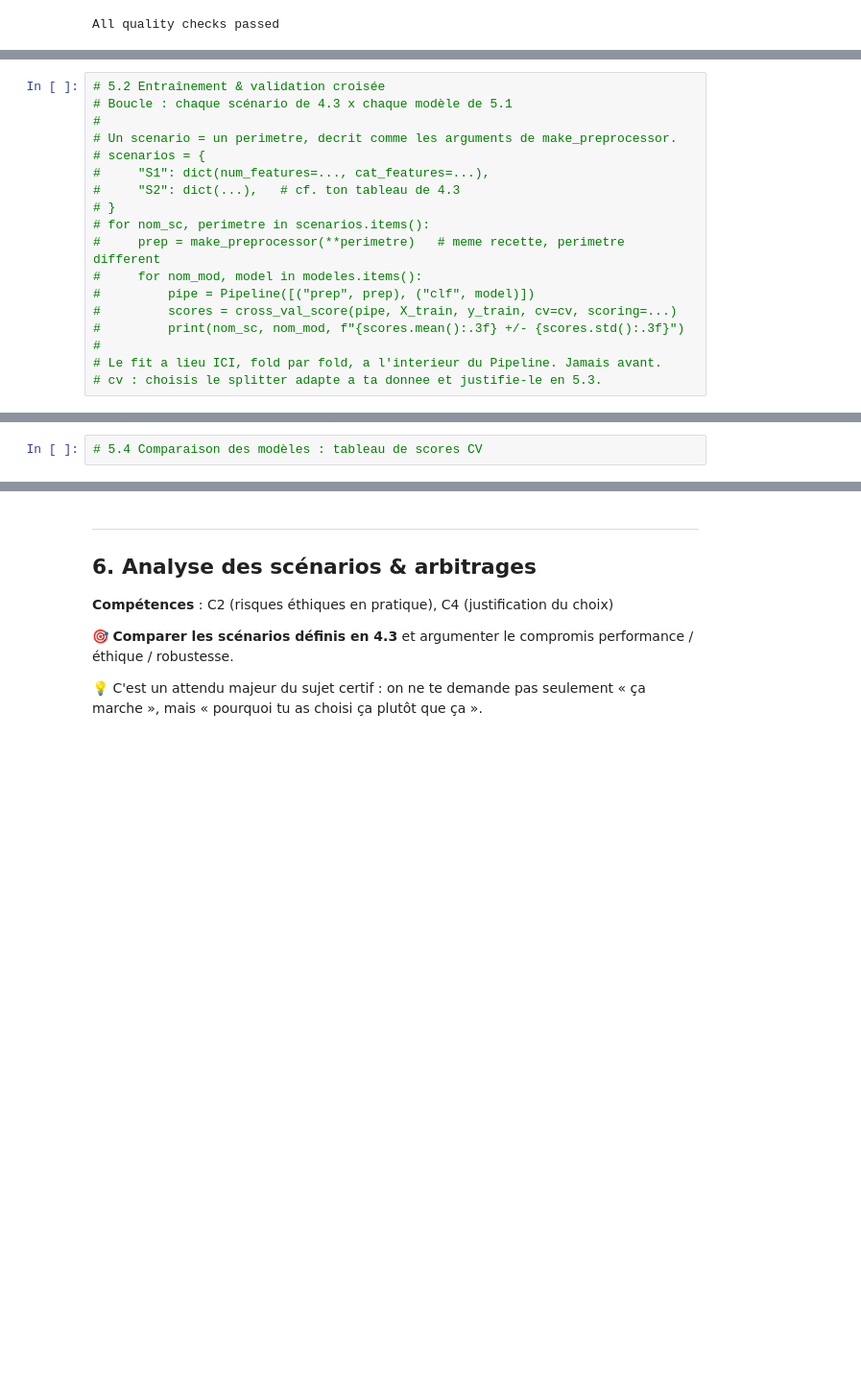
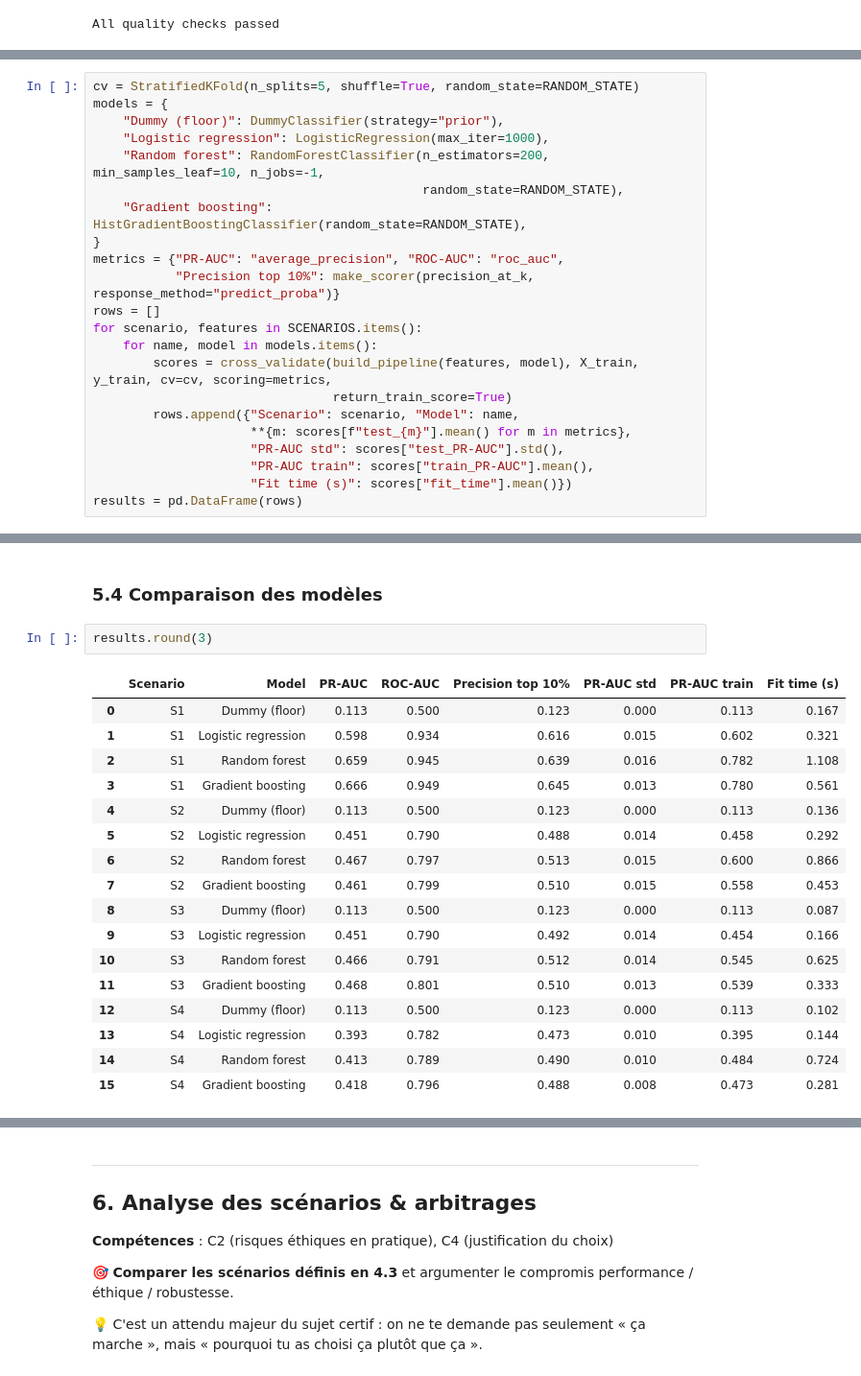
Before and after one commit to 3ti3nne/certif_etienne, a Jupyter notebook: notebooks/certif_bank_marketing.ipynb, the cells around one changed output, grey strips where cells are left out. Shown at 96% size. Saved outputs shown, nothing was run; the diff lists cells and outputs as text; blank space fills up the shorter version.

Commit message:
feat(notebook): add modeling section docs(journal)

```diff
--- a/notebooks/certif_bank_marketing.ipynb
+++ b/notebooks/certif_bank_marketing.ipynb
@@ -578,21 +579,25 @@ All quality checks passed
 # %%
-# 5.2 Entraînement & validation croisée
-# Boucle : chaque scénario de 4.3 x chaque modèle de 5.1
-#
-# Un scenario = un perimetre, decrit comme les arguments de make_preprocessor.
-# scenarios = {
-#     "S1": dict(num_features=..., cat_features=...),
-#     "S2": dict(...),   # cf. ton tableau de 4.3
-# }
-# for nom_sc, perimetre in scenarios.items():
-#     prep = make_preprocessor(**perimetre)   # meme recette, perimetre different
-#     for nom_mod, model in modeles.items():
-#         pipe = Pipeline([("prep", prep), ("clf", model)])
-#         scores = cross_val_score(pipe, X_train, y_train, cv=cv, scoring=...)
-#         print(nom_sc, nom_mod, f"{scores.mean():.3f} +/- {scores.std():.3f}")
-#
-# Le fit a lieu ICI, fold par fold, a l'interieur du Pipeline. Jamais avant.
-# cv : choisis le splitter adapte a ta donnee et justifie-le en 5.3.
+cv = StratifiedKFold(n_splits=5, shuffle=True, random_state=RANDOM_STATE)
+models = {
+    "Dummy (floor)": DummyClassifier(strategy="prior"),
+    "Logistic regression": LogisticRegression(max_iter=1000),
+    "Random forest": RandomForestClassifier(n_estimators=200, min_samples_leaf=10, n_jobs=-1,
+                                            random_state=RANDOM_STATE),
+    "Gradient boosting": HistGradientBoostingClassifier(random_state=RANDOM_STATE),
+}
+metrics = {"PR-AUC": "average_precision", "ROC-AUC": "roc_auc",
+           "Precision top 10%": make_scorer(precision_at_k, response_method="predict_proba")}
+rows = []
+for scenario, features in SCENARIOS.items():
+    for name, model in models.items():
+        scores = cross_validate(build_pipeline(features, model), X_train, y_train, cv=cv, scoring=metrics,
+                                return_train_score=True)
+        rows.append({"Scenario": scenario, "Model": name,
+                     **{m: scores[f"test_{m}"].mean() for m in metrics},
+                     "PR-AUC std": scores["test_PR-AUC"].std(),
+                     "PR-AUC train": scores["train_PR-AUC"].mean(),
+                     "Fit time (s)": scores["fit_time"].mean()})
+results = pd.DataFrame(rows)
 # %% [markdown]
 ### 5.3 Métriques retenues & justification
 
@@ -600,2 +610,22 @@ All quality checks passed
+# %% [markdown]
+### 5.4 Comparaison des modèles
 # %%
-# 5.4 Comparaison des modèles : tableau de scores CV
+results.round(3)
+# %% [output]
+|  | Scenario | Model | PR-AUC | ROC-AUC | Precision top 10% | PR-AUC std | PR-AUC train | Fit time (s) |
+| 0 | S1 | Dummy (floor) | 0.113 | 0.500 | 0.123 | 0.000 | 0.113 | 0.167 |
+| 1 | S1 | Logistic regression | 0.598 | 0.934 | 0.616 | 0.015 | 0.602 | 0.321 |
+| 2 | S1 | Random forest | 0.659 | 0.945 | 0.639 | 0.016 | 0.782 | 1.108 |
+| 3 | S1 | Gradient boosting | 0.666 | 0.949 | 0.645 | 0.013 | 0.780 | 0.561 |
+| 4 | S2 | Dummy (floor) | 0.113 | 0.500 | 0.123 | 0.000 | 0.113 | 0.136 |
+| 5 | S2 | Logistic regression | 0.451 | 0.790 | 0.488 | 0.014 | 0.458 | 0.292 |
+| 6 | S2 | Random forest | 0.467 | 0.797 | 0.513 | 0.015 | 0.600 | 0.866 |
+| 7 | S2 | Gradient boosting | 0.461 | 0.799 | 0.510 | 0.015 | 0.558 | 0.453 |
+| 8 | S3 | Dummy (floor) | 0.113 | 0.500 | 0.123 | 0.000 | 0.113 | 0.087 |
+| 9 | S3 | Logistic regression | 0.451 | 0.790 | 0.492 | 0.014 | 0.454 | 0.166 |
+| 10 | S3 | Random forest | 0.466 | 0.791 | 0.512 | 0.014 | 0.545 | 0.625 |
+| 11 | S3 | Gradient boosting | 0.468 | 0.801 | 0.510 | 0.013 | 0.539 | 0.333 |
+| 12 | S4 | Dummy (floor) | 0.113 | 0.500 | 0.123 | 0.000 | 0.113 | 0.102 |
+| 13 | S4 | Logistic regression | 0.393 | 0.782 | 0.473 | 0.010 | 0.395 | 0.144 |
+| 14 | S4 | Random forest | 0.413 | 0.789 | 0.490 | 0.010 | 0.484 | 0.724 |
+| 15 | S4 | Gradient boosting | 0.418 | 0.796 | 0.488 | 0.008 | 0.473 | 0.281 |
```
Also changed, not shown: parts of 24 cells of this notebook, 1 other file.
